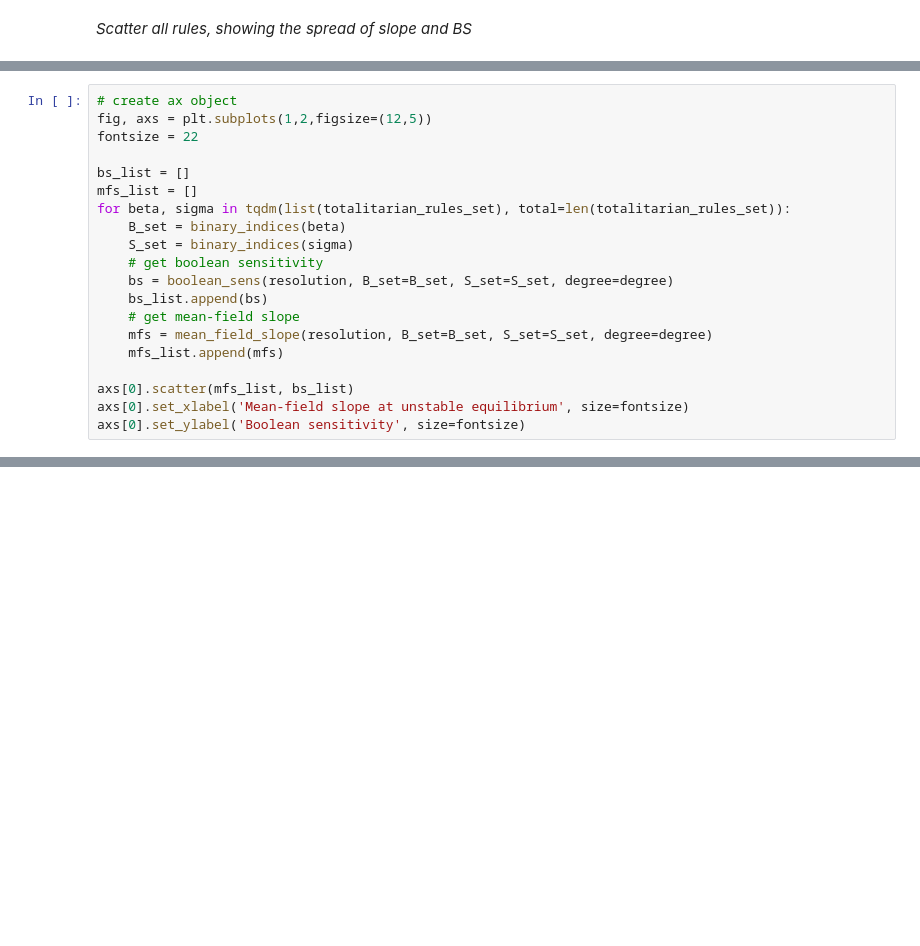
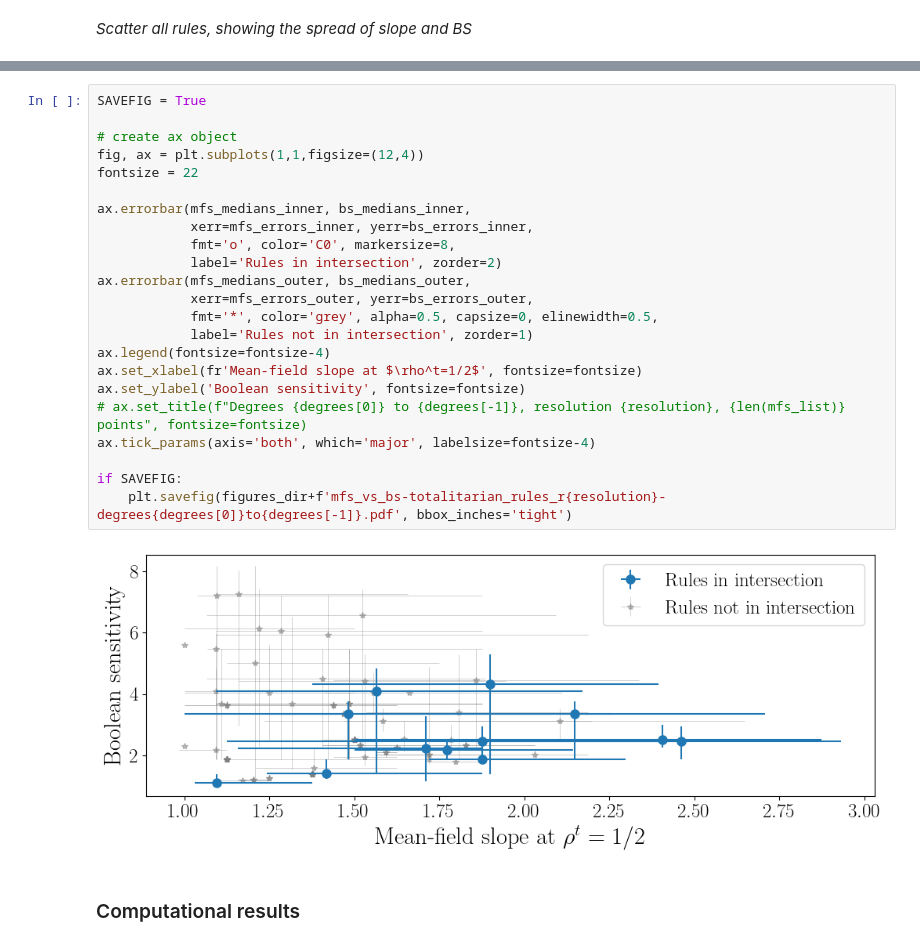
Before and after one commit to mrollier/network_automata_robustness, a Jupyter notebook: manuscript/impact_analysis-figures.ipynb, the cells around one changed output, grey strips where cells are left out. Cells and saved outputs as stored; diff of their text form; blank space fills up the shorter version.

```diff
--- a/manuscript/impact_analysis-figures.ipynb
+++ b/manuscript/impact_analysis-figures.ipynb
@@ -718,20 +701,0 @@ Size of the intersection for all degrees: 52
-# %%
-# create ax object
-fig, axs = plt.subplots(1,2,figsize=(12,5))
-fontsize = 22
-
-bs_list = []
-mfs_list = []
-for beta, sigma in tqdm(list(totalitarian_rules_set), total=len(totalitarian_rules_set)):
-    B_set = binary_indices(beta)
-    S_set = binary_indices(sigma)
-    # get boolean sensitivity
-    bs = boolean_sens(resolution, B_set=B_set, S_set=S_set, degree=degree)
-    bs_list.append(bs)
-    # get mean-field slope
-    mfs = mean_field_slope(resolution, B_set=B_set, S_set=S_set, degree=degree)
-    mfs_list.append(mfs)
-
-axs[0].scatter(mfs_list, bs_list)
-axs[0].set_xlabel('Mean-field slope at unstable equilibrium', size=fontsize)
-axs[0].set_ylabel('Boolean sensitivity', size=fontsize)
@@ -740,0 +785,27 @@ Text(0, 0.5, 'Boolean sensitivity')
+# %%
+SAVEFIG = True
+
+# create ax object
+fig, ax = plt.subplots(1,1,figsize=(12,4))
+fontsize = 22
+
+ax.errorbar(mfs_medians_inner, bs_medians_inner,
+            xerr=mfs_errors_inner, yerr=bs_errors_inner,
+            fmt='o', color='C0', markersize=8,
+            label='Rules in intersection', zorder=2)
+ax.errorbar(mfs_medians_outer, bs_medians_outer,
+            xerr=mfs_errors_outer, yerr=bs_errors_outer,
+            fmt='*', color='grey', alpha=0.5, capsize=0, elinewidth=0.5,
+            label='Rules not in intersection', zorder=1)
+ax.legend(fontsize=fontsize-4)
+ax.set_xlabel(fr'Mean-field slope at $\rho^t=1/2$', fontsize=fontsize)
+ax.set_ylabel('Boolean sensitivity', fontsize=fontsize)
+# ax.set_title(f"Degrees {degrees[0]} to {degrees[-1]}, resolution {resolution}, {len(mfs_list)} points", fontsize=fontsize)
+ax.tick_params(axis='both', which='major', labelsize=fontsize-4)
+
+if SAVEFIG:
+    plt.savefig(figures_dir+f'mfs_vs_bs-totalitarian_rules_r{resolution}-degrees{degrees[0]}to{degrees[-1]}.pdf', bbox_inches='tight')
+# %% [output]
+[figure, added]
+# %% [markdown]
+### Computational results
```
Also changed, not shown: parts of 12 cells of this notebook.
